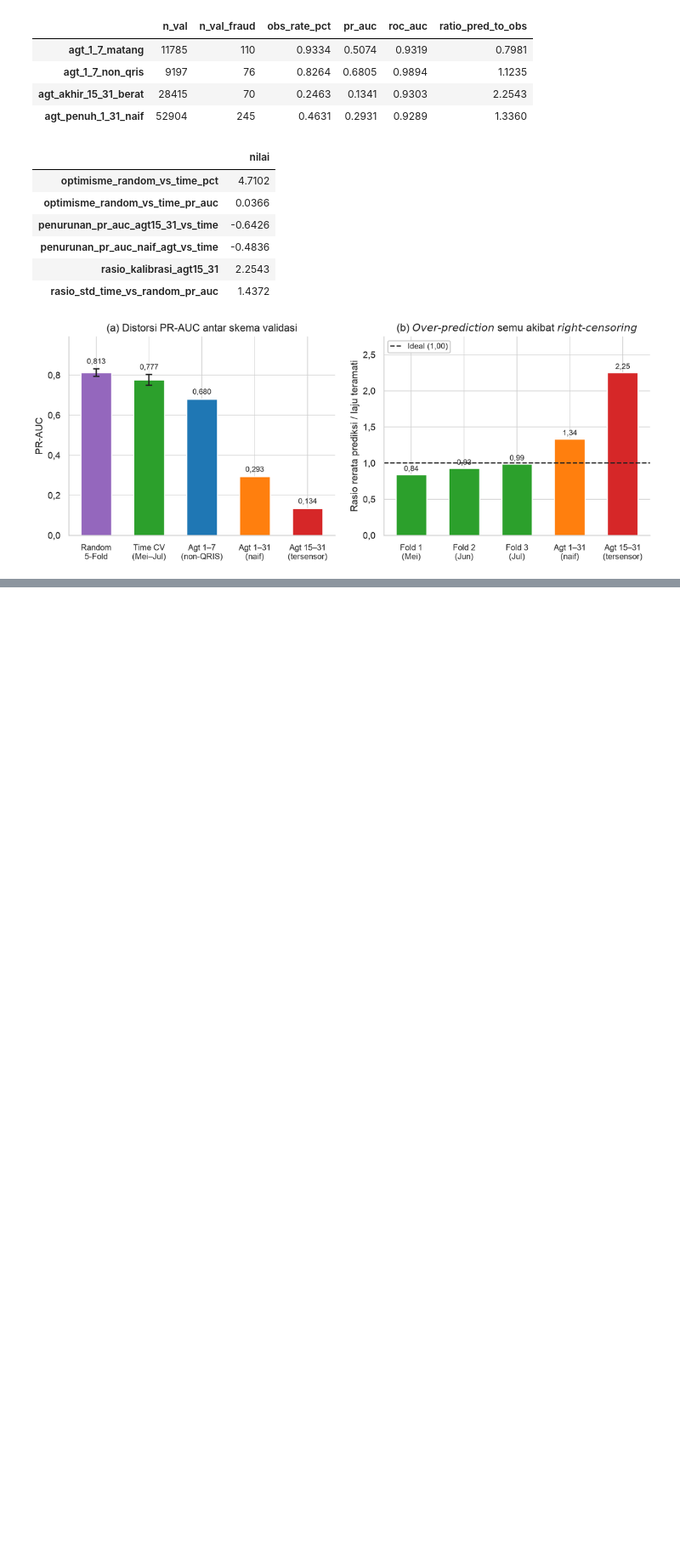
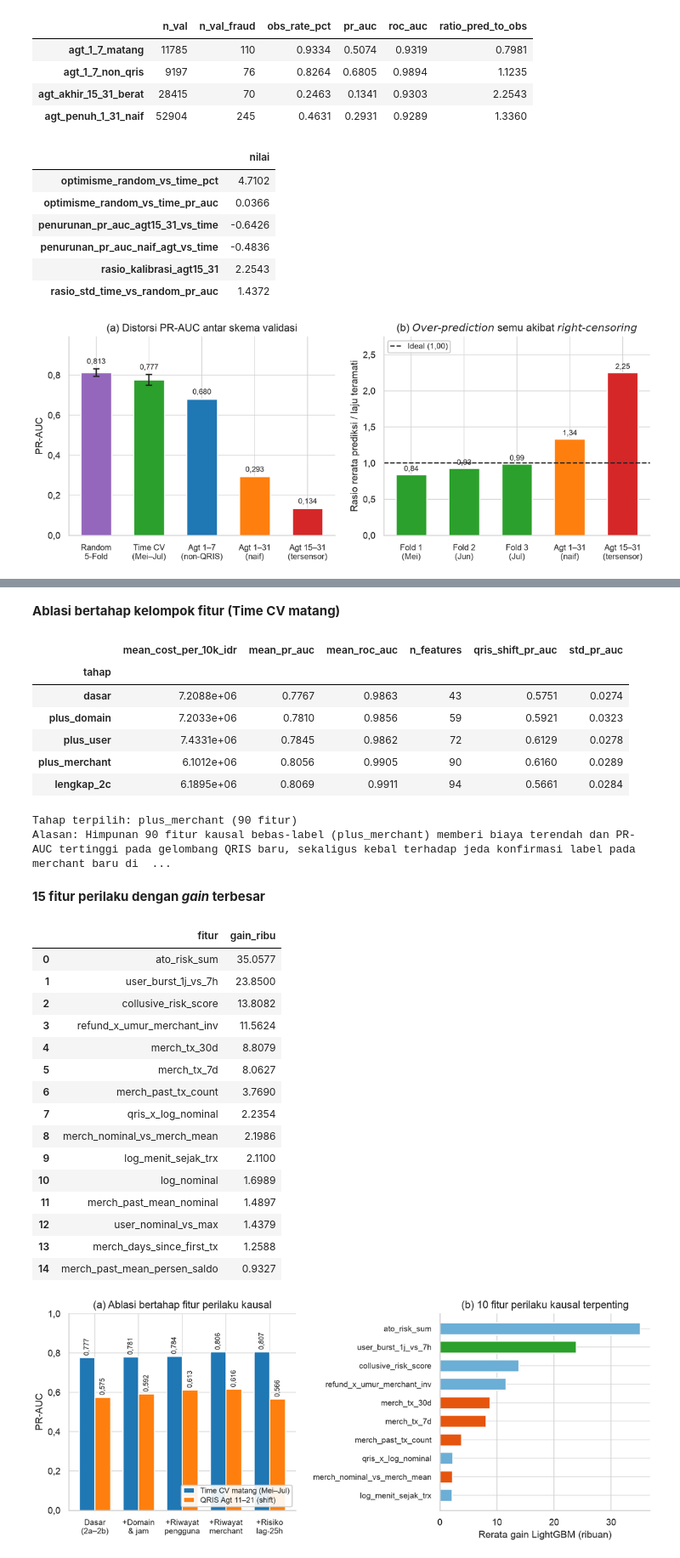
Before and after one commit to Nerodix/uts-ml-2026, a Jupyter notebook: kode/notebooks/tugas2_klasifikasi.ipynb, the cells around one changed output, grey strips where cells are left out. Shown at 85% size. Cells and saved outputs as stored; diff of their text form; code cells hidden in the pictures; blank space fills up the shorter version.

Commit message:
feat(notebook): tambah butir 2c fitur perilaku kausal ke notebook Tugas 2

```diff
--- a/kode/notebooks/tugas2_klasifikasi.ipynb
+++ b/kode/notebooks/tugas2_klasifikasi.ipynb
@@ -248,0 +285,38 @@ tampilkan_gambar("task2_2b_validation_comparison.png")
+# %%
+fitur = baca_hasil("task2_features.json")
+display(Markdown("**Ablasi bertahap kelompok fitur (Time CV matang)**"))
+display(pd.DataFrame(fitur["ablasi"]).set_index("tahap"))
+print(f"Tahap terpilih: {fitur['tahap_terpilih']} ({fitur['jumlah_fitur_terpilih']} fitur)")
+print("Alasan:", fitur["alasan_pemilihan"])
+display(Markdown("**15 fitur perilaku dengan *gain* terbesar**"))
+display(pd.DataFrame(fitur["top_fitur_perilaku"]))
+tampilkan_gambar("task2_2c_behavioral_features.png")
+# %% [output]
+**Ablasi bertahap kelompok fitur (Time CV matang)**
+|  | mean_cost_per_10k_idr | mean_pr_auc | mean_roc_auc | n_features | qris_shift_pr_auc | std_pr_auc |
+| tahap |  |  |  |  |  |  |
+| dasar | 7.2088e+06 | 0.7767 | 0.9863 | 43 | 0.5751 | 0.0274 |
+| plus_domain | 7.2033e+06 | 0.7810 | 0.9856 | 59 | 0.5921 | 0.0323 |
+| plus_user | 7.4331e+06 | 0.7845 | 0.9862 | 72 | 0.6129 | 0.0278 |
+| plus_merchant | 6.1012e+06 | 0.8056 | 0.9905 | 90 | 0.6160 | 0.0289 |
+| lengkap_2c | 6.1895e+06 | 0.8069 | 0.9911 | 94 | 0.5661 | 0.0284 |
+Tahap terpilih: plus_merchant (90 fitur)
+Alasan: Himpunan 90 fitur kausal bebas-label (plus_merchant) memberi biaya terendah dan PR-AUC tertinggi pada gelombang QRIS baru, sekaligus kebal terhadap jeda konfirmasi label pada merchant baru di  ...
+**15 fitur perilaku dengan *gain* terbesar**
+|  | fitur | gain_ribu |
+| 0 | ato_risk_sum | 35.0577 |
+| 1 | user_burst_1j_vs_7h | 23.8500 |
+| 2 | collusive_risk_score | 13.8082 |
+| 3 | refund_x_umur_merchant_inv | 11.5624 |
+| 4 | merch_tx_30d | 8.8079 |
+| 5 | merch_tx_7d | 8.0627 |
+| 6 | merch_past_tx_count | 3.7690 |
+| 7 | qris_x_log_nominal | 2.2354 |
+| 8 | merch_nominal_vs_merch_mean | 2.1986 |
+| 9 | log_menit_sejak_trx | 2.1100 |
+| 10 | log_nominal | 1.6989 |
+| 11 | merch_past_mean_nominal | 1.4897 |
+| 12 | user_nominal_vs_max | 1.4379 |
+| 13 | merch_days_since_first_tx | 1.2588 |
+| 14 | merch_past_mean_persen_saldo | 0.9327 |
+[figure, added]
```
Also changed, not shown: parts of 2 cells of this notebook.
